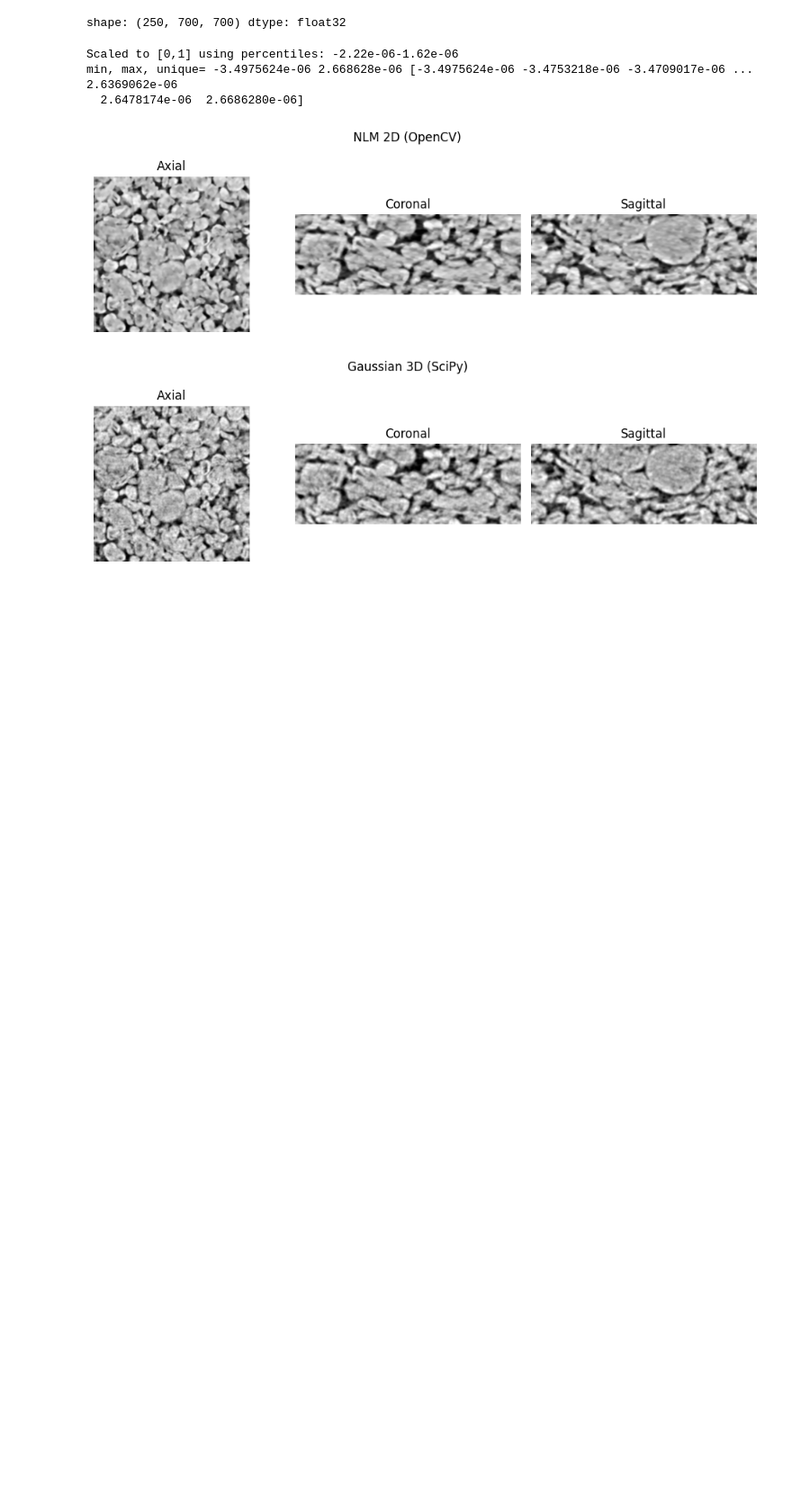
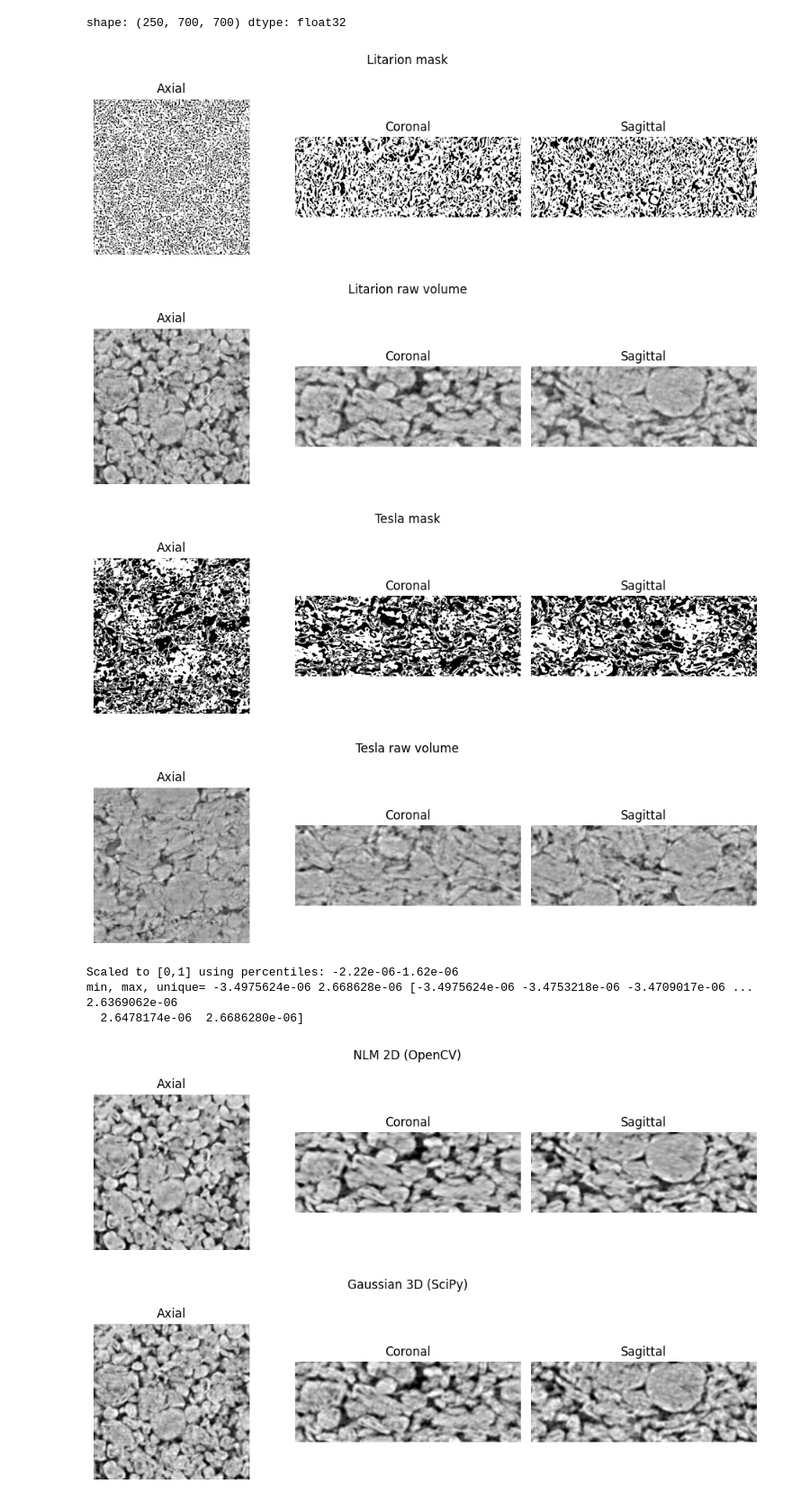
Before and after one commit to aryziz/CTSeg3D-IKT213, a Jupyter notebook: notebooks/preprocessing.ipynb, the cells around one changed output. Shown at 90% size. Saved outputs shown, nothing was run; the diff lists cells and outputs as text; code cells hidden in the pictures; blank space fills up the shorter version.

```diff
--- a/notebooks/preprocessing.ipynb
+++ b/notebooks/preprocessing.ipynb
@@ -1,21 +1,35 @@
 # %%
 import numpy as np
 import matplotlib.pyplot as plt
 import tifffile as tiff
 vol = tiff.imread("../data/Litarion.tif").astype(np.float32)
 print("shape:", vol.shape, "dtype:", vol.dtype)
 
 # show mid-slices
 def show3(v: np.ndarray, title=""):
     z, y, x = v.shape
     fig, axs = plt.subplots(1,3, figsize=(10,3))
     axs[0].imshow(v[z//2], cmap="gray"); axs[0].set_title("Axial")
     axs[1].imshow(v[:,y//2,:], cmap="gray"); axs[1].set_title("Coronal")
     axs[2].imshow(v[:,:,x//2], cmap="gray"); axs[2].set_title("Sagittal")
     for a in axs: a.axis("off")
     fig.suptitle(title); plt.tight_layout(); plt.show()
+mask_vol = tiff.imread("../data/results/Litarion/Litarion_mask.tif").astype(np.float32)
+mask_sony = tiff.imread("../results/Sony_VTC5/Sony_VTC5_mask.tif").astype(np.float32)
+mask_litarion = tiff.imread("../results/Litarion/Litarion_mask.tif").astype(np.float32)
+mask_tesla = tiff.imread("../results/Tesla/Tesla_mask.tif").astype(np.float32)
+raw_tesla = tiff.imread("../data/Tesla.tif").astype(np.float32)
+raw_litarion = tiff.imread("../data/Litarion.tif").astype(np.float32)
+show3(mask_vol, title="Litarion mask")
+show3(raw_litarion, title="Litarion raw volume")
+show3(mask_tesla, title="Tesla mask")
+show3(raw_tesla, title="Tesla raw volume")
 # %% [output]
 shape: (250, 700, 700) dtype: float32
+[figure, added]
+[figure, added]
+[figure, added]
+[figure, added]
 # %%
 from typing import Tuple
 from skimage.restoration import denoise_tv_chambolle
```
Also changed, not shown: parts of 1 cell of this notebook.
